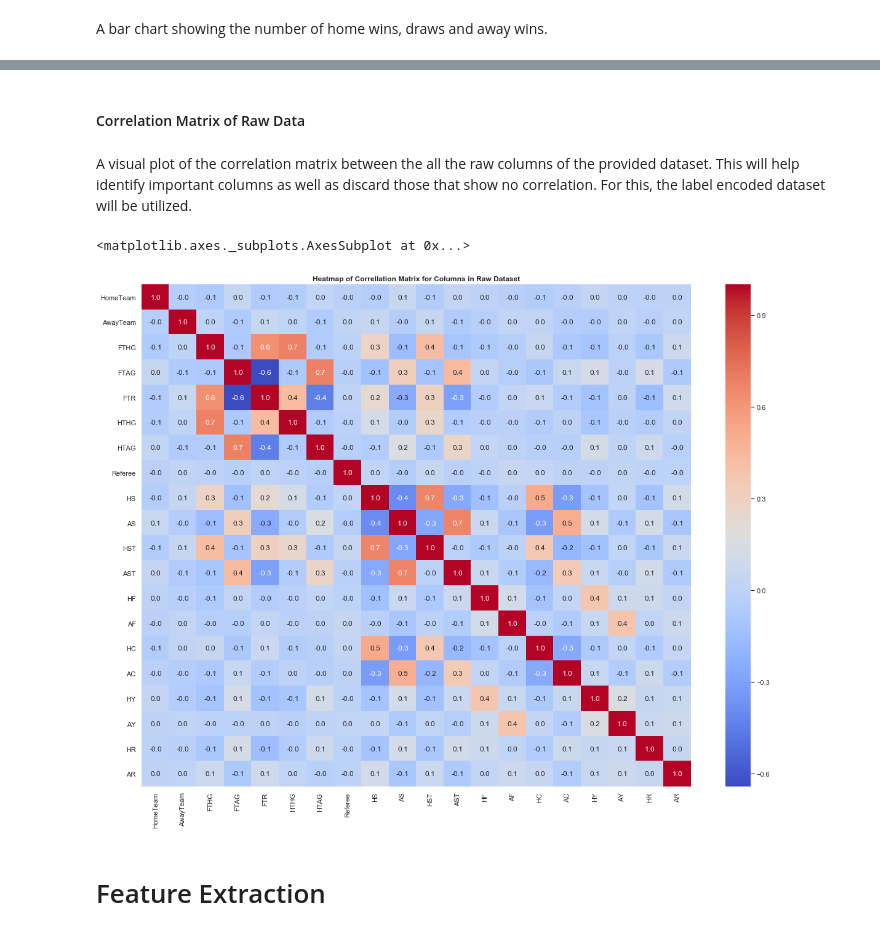
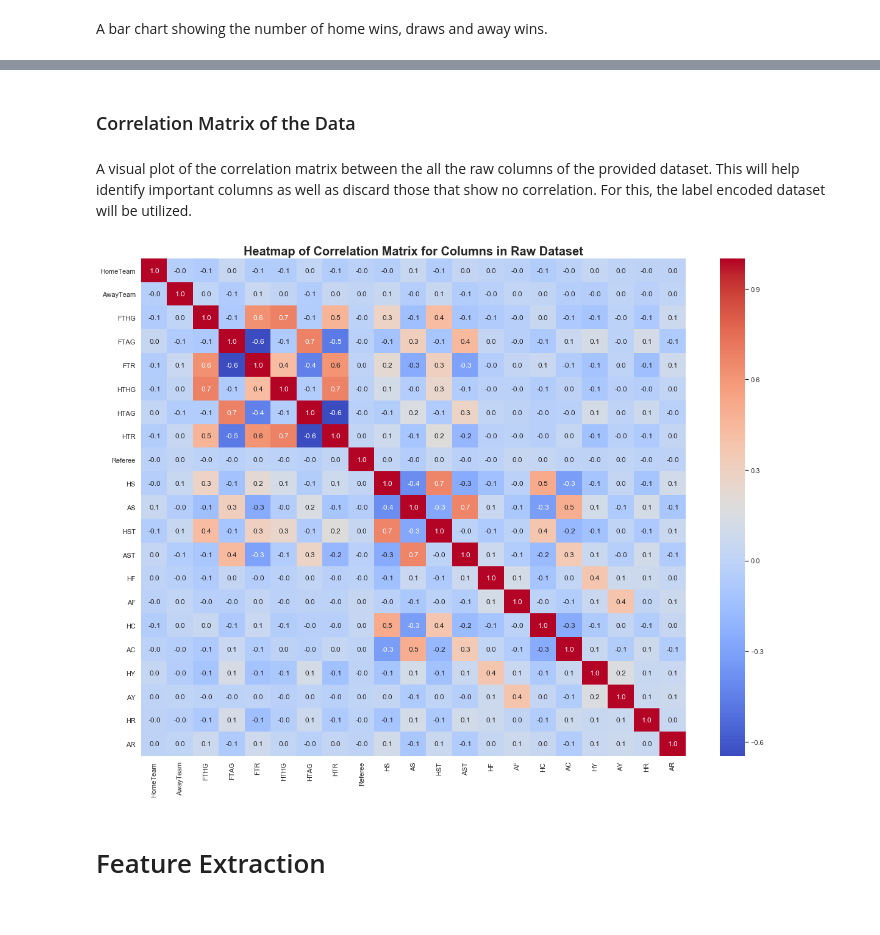
Before and after one commit to arundathi-shanthini/Beat-the-Bookie, a Jupyter notebook: Code/Beat The Bookie.ipynb, the cells around one changed output, grey strips where cells are left out. Drawn from its saved outputs; the diff is of its cells as text; code cells hidden in the pictures.

```diff
--- a/Code/Beat The Bookie.ipynb
+++ b/Code/Beat The Bookie.ipynb
@@ -131,0 +198,7 @@ get_pivot_column_vs_column_count(data,'HomeTeam','AwayTeam')
+# %%
+data.HomeTeam.value_counts().plot(kind='bar', figsize=(10,5))
+plt.title('Number of teams by matches',fontsize=18, fontweight='bold')
+plt.ylabel('Number of matches',fontsize=16, fontweight='bold')
+plt.xlabel('Team Name',fontsize=16, fontweight='bold')
+sns.set_style("white")
+plt.show()
@@ -159,5 +236,6 @@ for i in range(8):
         get_column_countplot(data,num_col_list[i][j], ax=axes[i,j])
 fig.tight_layout(rect=[0, 0.03, 1, 0.97])
 fig.suptitle("Count plots of all features",fontweight='bold',fontsize=20)
+sns.set_style("white")
 plt.show()
 # %% [output]
@@ -190,13 +260,13 @@ plt.text(1, count_val[0]/2, "{:,}".format(count_val[0]),color='w',
 plt.text(2, count_val[2]/2, "{:,}".format(count_val[1]), color='w'
          ,ha='center', va= 'bottom',fontweight='bold',fontsize=14)
 plt.text(3, count_val[1]/2, "{:,}".format(count_val[2]), color='w',
-         ha='center', va= 'bottom',fontweight='bold',fontsize=14)
-ax.set_title('FTR count',fontsize=18,fontweight='bold')
-ax.set_xlabel('Classes (Full time result)',fontsize=16,fontweight='bold')
-ax.set_ylabel('Number of samples in training data',fontsize=16,
-              fontweight='bold')
+         ha='center', va= 'bottom', fontweight='bold', fontsize=14)
+ax.set_title('FTR count', fontsize=18, fontweight='bold')
+ax.set_xlabel('Classes (Full time result)', fontsize=16, fontweight='bold')
+ax.set_ylabel('Number of samples in training data', fontsize=16, fontweight='bold')
 ax.set_xticks([1,2,3])
 ax.set_xticklabels(X_ticks,fontsize=14)
 fig.tight_layout()
+sns.set_style("white")
 plt.show()
 # %% [output]
@@ -219,5 +276,5 @@ The columns of the unprocessed dataset will later be used to extract information
 # %%
-numerical_data = data
+encoded_data = data.copy()
 
-for column in ['HomeTeam','AwayTeam','Referee','FTR']:
-    numerical_data[column] = LabelEncoder().fit_transform(numerical_data[column])
+for column in ['HomeTeam','AwayTeam','Referee','FTR','HTR']:
+    encoded_data[column] = LabelEncoder().fit_transform(encoded_data[column])
@@ -228,4 +281,4 @@ numerical_data.hist(figsize=(16, 20), bins=50, xlabelsize=8, ylabelsize=8);
 # %% [markdown]
-#### Correlation Matrix of Raw Data
+### Correlation Matrix of the Data
 # %% [markdown]
 A visual plot of the correlation matrix between the all the raw columns of the provided dataset. This will help identify important columns as well as discard those that show no correlation. For this, the label encoded dataset will be utilized.
@@ -252,11 +285,11 @@ A visual plot of the correlation matrix between the all the raw columns of the p
 # %%
-plt.figure(figsize=(20,15))
-ax = plt.subplot(111)
-ax.set_title("Heatmap of Correllation Matrix for Columns in Raw Dataset")
-sns.heatmap(numerical_data.corr(), annot = True, fmt='.1f', cmap= 'coolwarm', ax=ax)
+fig=plt.figure(figsize=(20,15))
+ax = plt.subplot()
+ax.set_title("Heatmap of Correlation Matrix for Columns in Raw Dataset",fontsize=20,fontweight='bold')
+sns.heatmap(encoded_data.corr(), annot = True, fmt='.1f', cmap= 'coolwarm', ax=ax)
+plt.show()
 # %% [output]
-<matplotlib.axes._subplots.AxesSubplot at 0x...>
-[figure, old version]
+[figure, new version]
 # %% [markdown]
 # Feature Extraction
 # %% [markdown]
```
Also changed, not shown: parts of 58 cells of this notebook.
